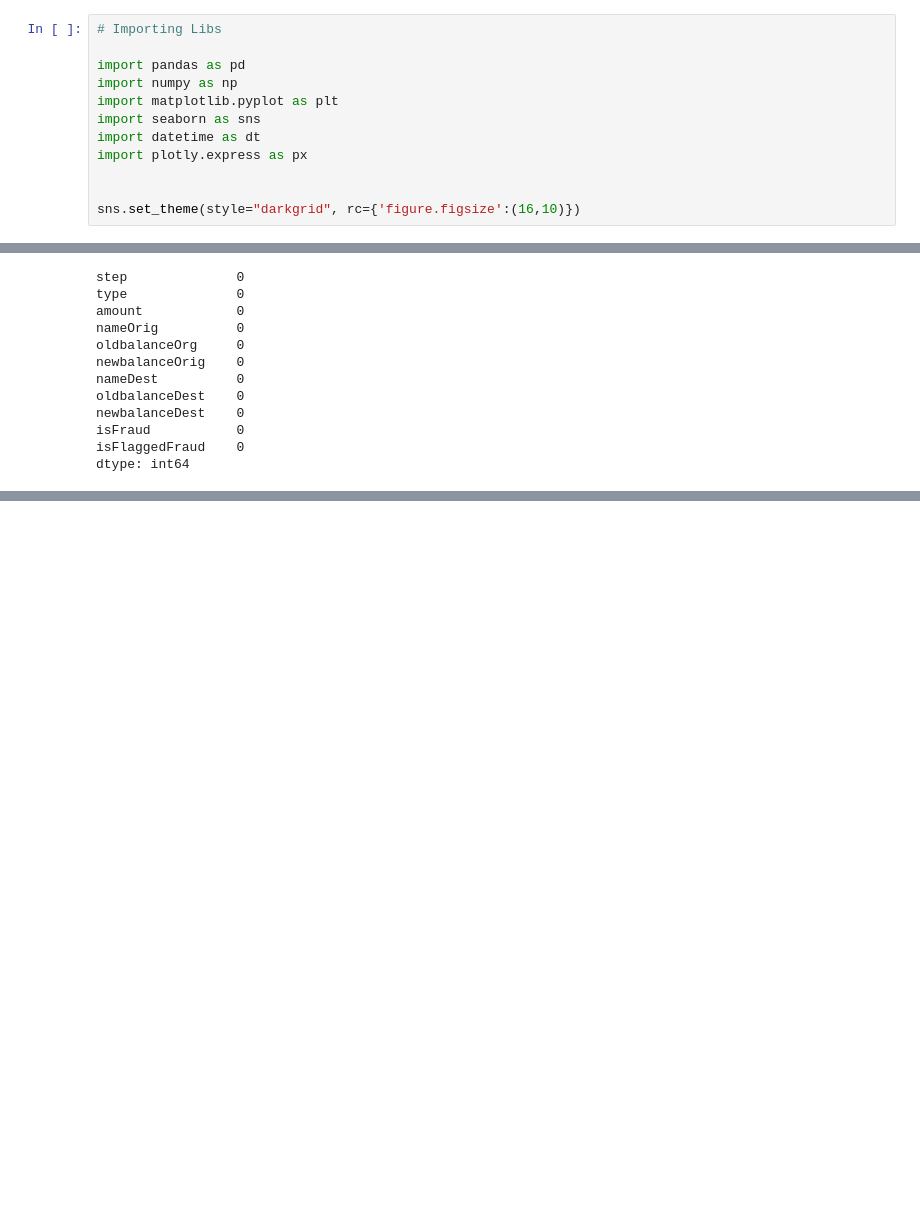
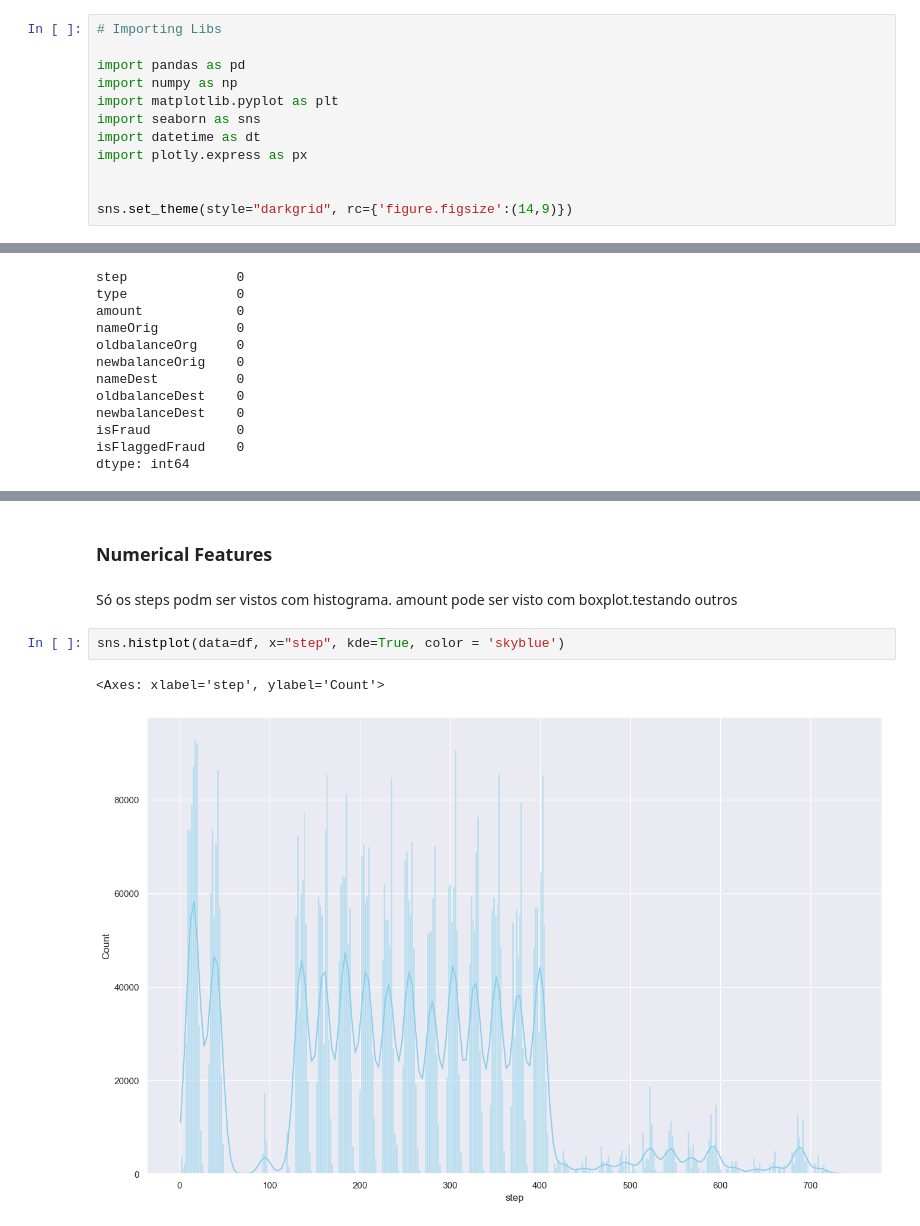
Before and after one commit to elaragao/Portifolio, a Jupyter notebook: Fraud Detection/EDA_Analysis.ipynb, the cells around one changed output, grey strips where cells are left out. Cells and saved outputs as stored; diff of their text form; blank space fills up the shorter version.

```diff
--- a/Fraud Detection/EDA_Analysis.ipynb
+++ b/Fraud Detection/EDA_Analysis.ipynb
@@ -13,7 +13,7 @@ import datetime as dt
 import plotly.express as px
 
 
-sns.set_theme(style="darkgrid", rc={'figure.figsize':(16,10)})
+sns.set_theme(style="darkgrid", rc={'figure.figsize':(14,9)})
 # %% [markdown]
 ## Getting the DataFrame
 # %%
@@ -81,0 +185,9 @@ dtype: int64
+# %% [markdown]
+### Numerical Features
+# %% [markdown]
+Só os steps podm ser vistos com histograma. amount pode ser visto com boxplot.testando outros
+# %%
+sns.histplot(data=df, x="step", kde=True, color = 'skyblue')
+# %% [output]
+<Axes: xlabel='step', ylabel='Count'>
+[figure, added]
```
Also changed, not shown: parts of 61 cells of this notebook.
